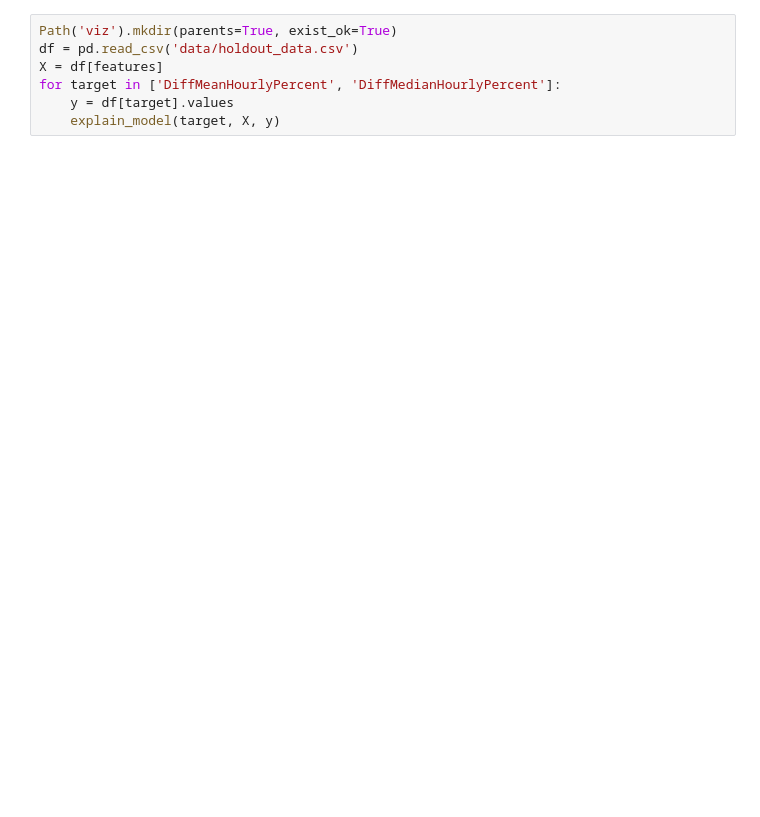
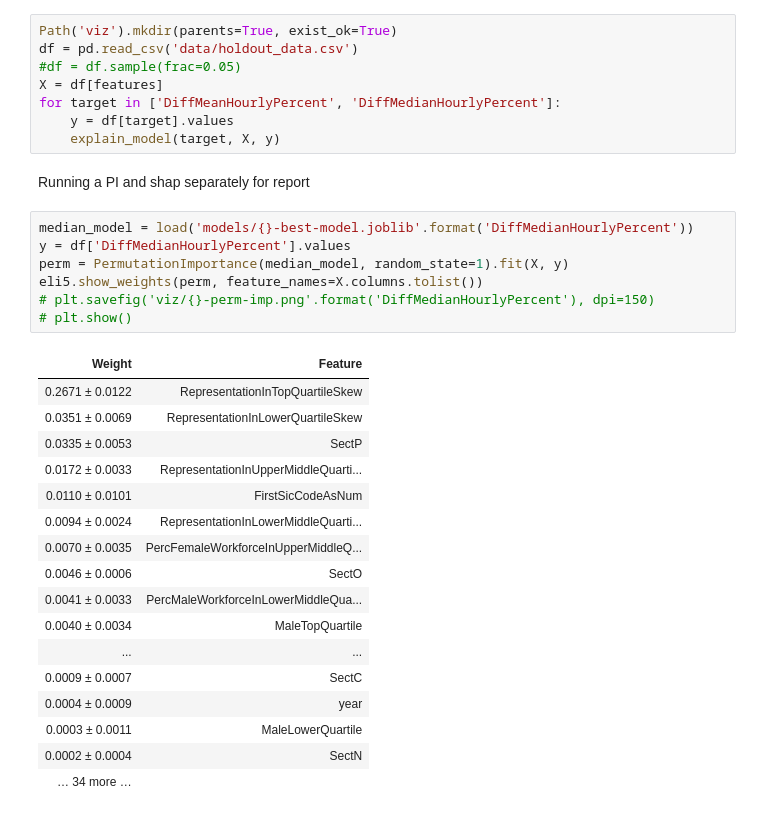
Before and after one commit to Ads2020Group6/gender-pay-gap-modelling, a Jupyter notebook: best-model-explanations.ipynb, the cells around one changed output. Saved outputs shown, nothing was run; the diff lists cells and outputs as text; blank space fills up the shorter version.

```diff
--- a/best-model-explanations.ipynb
+++ b/best-model-explanations.ipynb
@@ -90,7 +91,35 @@ def explain_model(target_name, X, y):
 # %%
 Path('viz').mkdir(parents=True, exist_ok=True)
 df = pd.read_csv('data/holdout_data.csv')
+#df = df.sample(frac=0.05)
 X = df[features]
 for target in ['DiffMeanHourlyPercent', 'DiffMedianHourlyPercent']:
     y = df[target].values
     explain_model(target, X, y)
+# %% [markdown]
+Running a PI and shap separately for report
+# %%
+median_model = load('models/{}-best-model.joblib'.format('DiffMedianHourlyPercent'))
+y = df['DiffMedianHourlyPercent'].values
+perm = PermutationImportance(median_model, random_state=1).fit(X, y)
+eli5.show_weights(perm, feature_names=X.columns.tolist())
+# plt.savefig('viz/{}-perm-imp.png'.format('DiffMedianHourlyPercent'), dpi=150)
+# plt.show()
+# %% [output]
+| Weight | Feature |
+| 0.2671 ± 0.0122 | RepresentationInTopQuartileSkew |
+| 0.0351 ± 0.0069 | RepresentationInLowerQuartileSkew |
+| 0.0335 ± 0.0053 | SectP |
+| 0.0172 ± 0.0033 | RepresentationInUpperMiddleQuarti... |
+| 0.0110 ± 0.0101 | FirstSicCodeAsNum |
+| 0.0094 ± 0.0024 | RepresentationInLowerMiddleQuarti... |
+| 0.0070 ± 0.0035 | PercFemaleWorkforceInUpperMiddleQ... |
+| 0.0046 ± 0.0006 | SectO |
+| 0.0041 ± 0.0033 | PercMaleWorkforceInLowerMiddleQua... |
+| 0.0040 ± 0.0034 | MaleTopQuartile |
+| ... | ... |
+| 0.0009 ± 0.0007 | SectC |
+| 0.0004 ± 0.0009 | year |
+| 0.0003 ± 0.0011 | MaleLowerQuartile |
+| 0.0002 ± 0.0004 | SectN |
+| … 34 more … |  |
```
Also changed, not shown: parts of 8 cells of this notebook, 4 other files.
